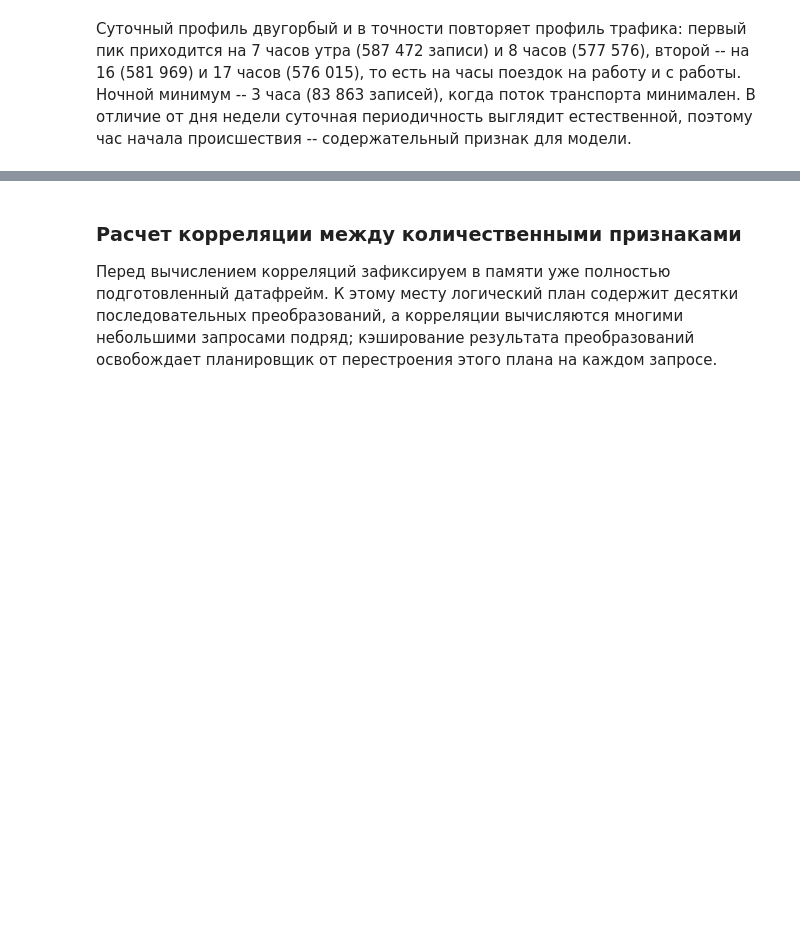
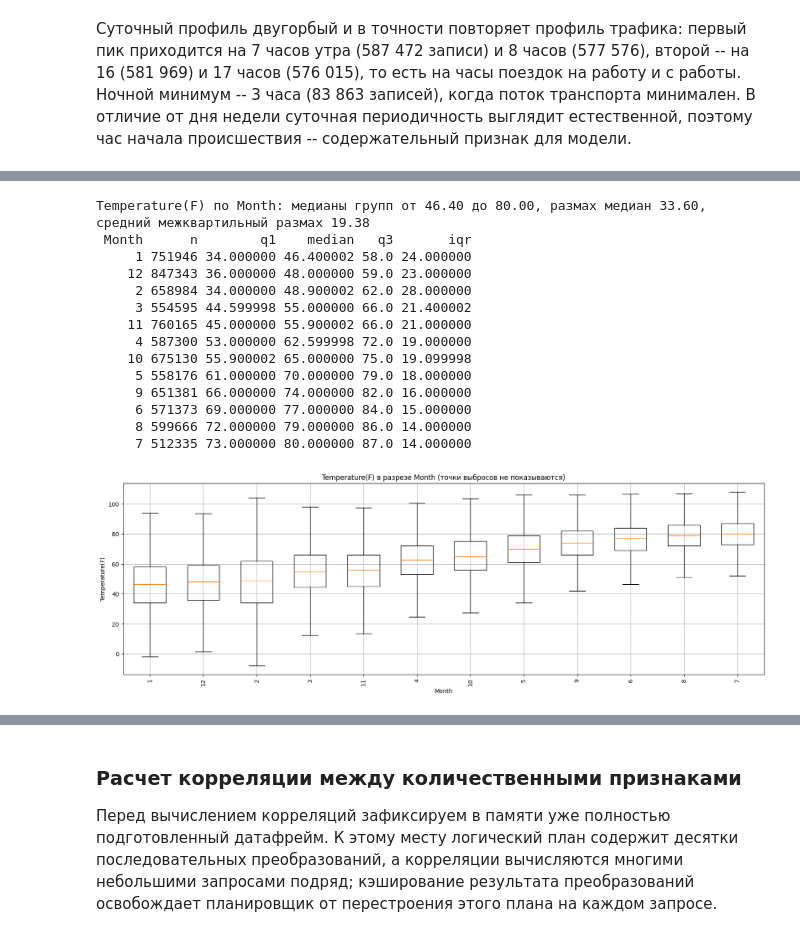
Before and after one commit to Klaw271/SOBD, a Jupyter notebook: lab1/2_Exploratory_analysis_US_Accidents.ipynb, the cells around one changed output, grey strips where cells are left out. Saved outputs shown, nothing was run; the diff lists cells and outputs as text; code cells hidden in the pictures; blank space fills up the shorter version.

```diff
--- a/lab1/2_Exploratory_analysis_US_Accidents.ipynb
+++ b/lab1/2_Exploratory_analysis_US_Accidents.ipynb
@@ -950,0 +1056,19 @@ plt.show()
+# %%
+plot_grouped_boxplots(data=df, y_column="Temperature(F)",
+                      x_column="Month", top_n=12)
+# %% [output]
+Temperature(F) по Month: медианы групп от 46.40 до 80.00, размах медиан 33.60, средний межквартильный размах 19.38
+ Month      n        q1    median   q3       iqr
+     1 751946 34.000000 46.400002 58.0 24.000000
+    12 847343 36.000000 48.000000 59.0 23.000000
+     2 658984 34.000000 48.900002 62.0 28.000000
+     3 554595 44.599998 55.000000 66.0 21.400002
+    11 760165 45.000000 55.900002 66.0 21.000000
+     4 587300 53.000000 62.599998 72.0 19.000000
+    10 675130 55.900002 65.000000 75.0 19.099998
+     5 558176 61.000000 70.000000 79.0 18.000000
+     9 651381 66.000000 74.000000 82.0 16.000000
+     6 571373 69.000000 77.000000 84.0 15.000000
+     8 599666 72.000000 79.000000 86.0 14.000000
+     7 512335 73.000000 80.000000 87.0 14.000000
+[figure, added]
```
Also changed, not shown: parts of 12 cells of this notebook, 1 other file.
